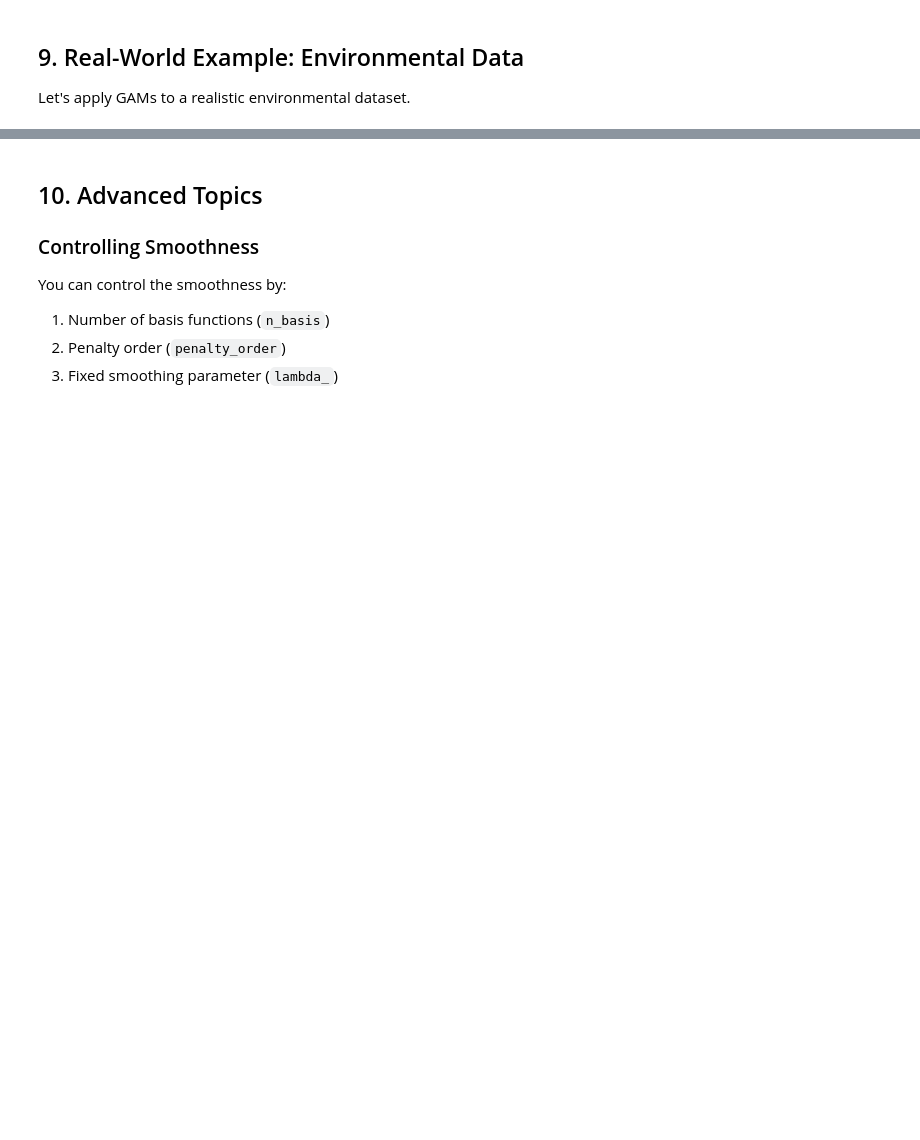
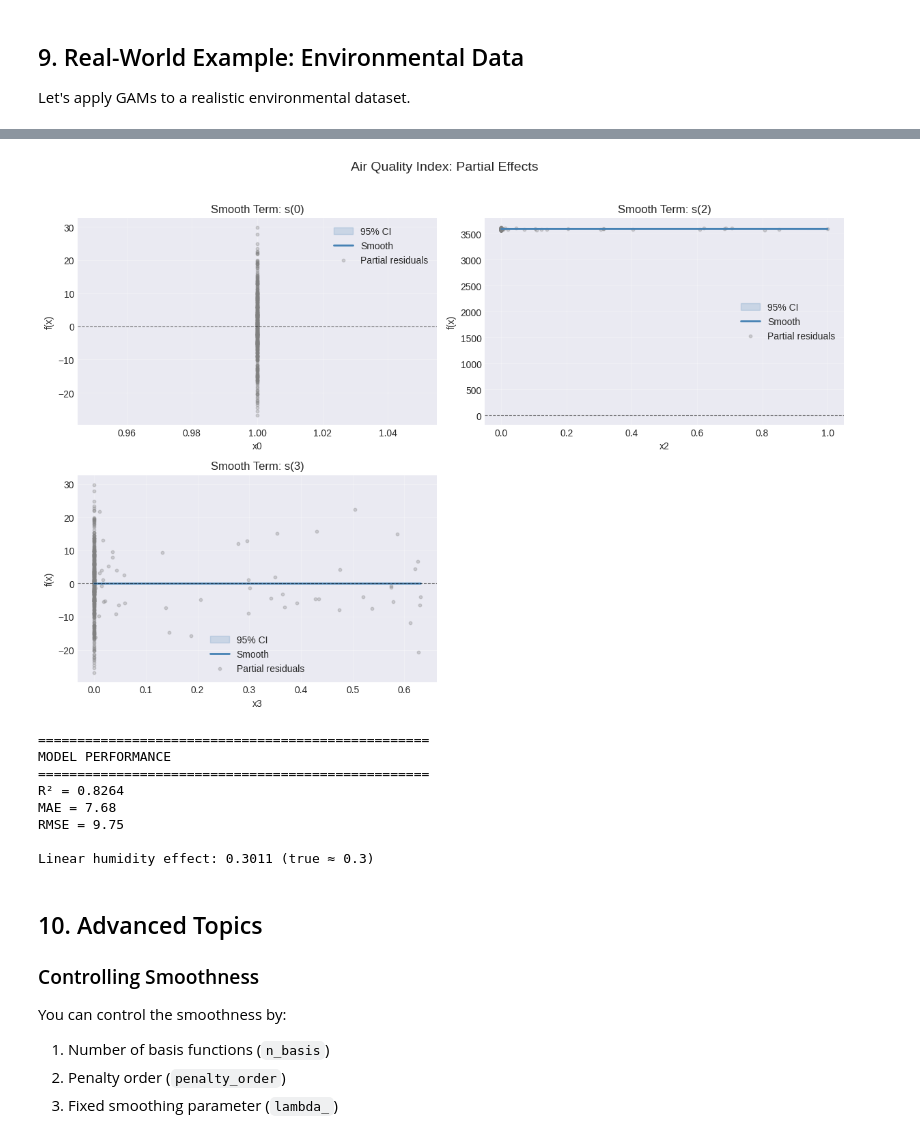
Before and after one commit to Matcraft94/Aurora-GLM, a Jupyter notebook: examples/gam_tutorial.ipynb, the cells around one changed output, grey strips where cells are left out. Drawn from its saved outputs; the diff is of its cells as text; code cells hidden in the pictures; blank space fills up the shorter version.

```diff
--- a/examples/gam_tutorial.ipynb
+++ b/examples/gam_tutorial.ipynb
@@ -397,23 +524,32 @@ print(result.summary())
 # %%
 # Visualize partial effects
-X_env = np.column_stack([day_of_year, temperature, wind_speed, humidity])
-fig = plot_all_smooths(result, X_env)
+fig = plot_all_smooths(result)
 plt.suptitle('Air Quality Index: Partial Effects', fontsize=14, y=1.02)
 plt.tight_layout()
 plt.show()
 
 # Model performance
-r2 = 1 - np.sum(result.residuals**2) / np.sum((aqi - np.mean(aqi))**2)
+r2 = result.r_squared
 mae = np.mean(np.abs(result.residuals))
 rmse = np.sqrt(np.mean(result.residuals**2))
 
 print("\n" + "="*50)
 print("MODEL PERFORMANCE")
 print("="*50)
 print(f"R² = {r2:.4f}")
 print(f"MAE = {mae:.2f}")
 print(f"RMSE = {rmse:.2f}")
 print(f"\nLinear humidity effect: {result.parametric_coef[1]:.4f} (true ≈ 0.3)")
+# %% [output]
+[figure, added]
+==================================================
+MODEL PERFORMANCE
+==================================================
+R² = 0.8264
+MAE = 7.68
+RMSE = 9.75
+
+Linear humidity effect: 0.3011 (true ≈ 0.3)
 # %% [markdown]
 ## 10. Advanced Topics <a id="advanced"></a>
 
```
Also changed, not shown: parts of 15 cells of this notebook, 2 other files.
